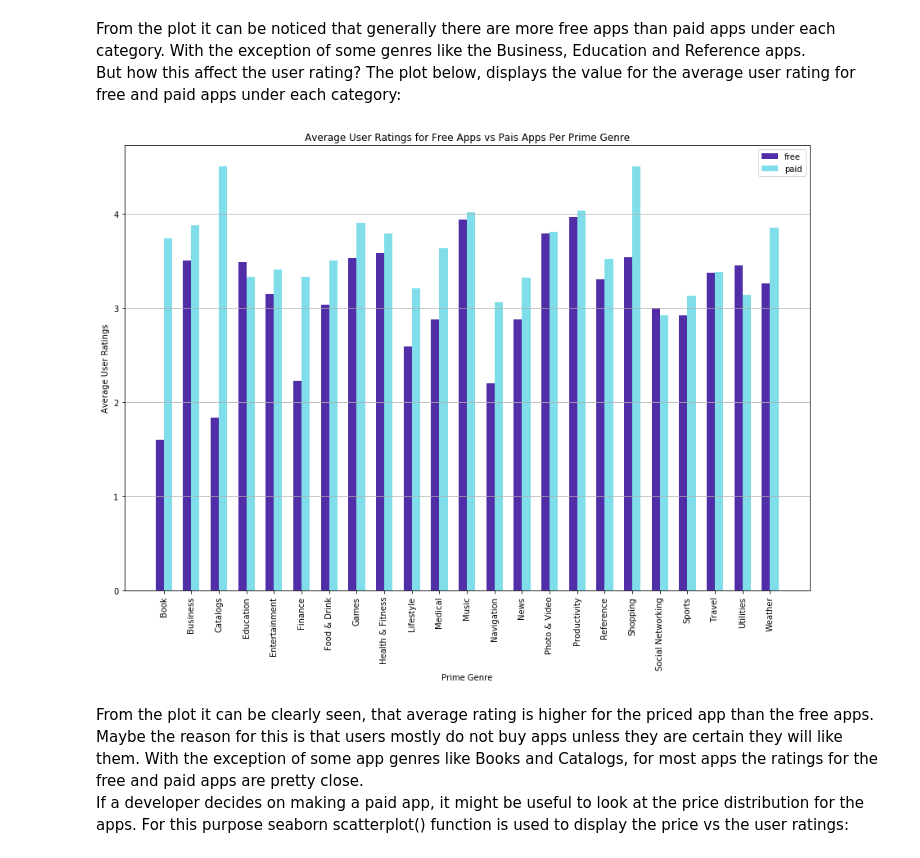
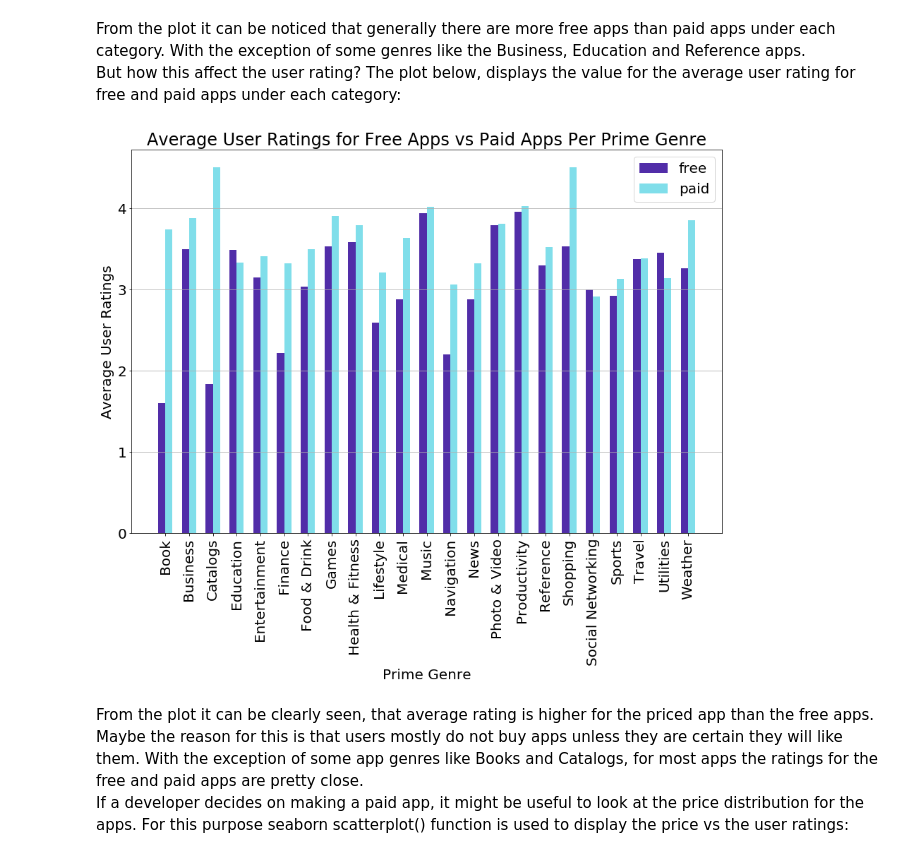
Before and after one commit to laraquadan/apple-appstore-analysis, a Jupyter notebook: App Store Application Data Analysis and Modeling.ipynb, the cells around one changed output. Cells and saved outputs as stored; diff of their text form; code cells hidden in the pictures.

```diff
--- a/App Store Application Data Analysis and Modeling.ipynb
+++ b/App Store Application Data Analysis and Modeling.ipynb
@@ -11,6 +11,7 @@ from sklearn.metrics import r2_score, mean_squared_error
 import seaborn as sns
 %matplotlib inline
 plt.style.use('seaborn-deep')
+plt.rcParams["font.size"] = "20"
 df = pd.read_csv('./AppleStore.csv')
 df.head(6)
 # %% [output]
@@ -225,27 +225,27 @@ But how this affect the user rating? The plot below, displays the value for the
 # %%
 df_rating = df.copy()
 #add a paid column which display 'paid' when add is priced and 'free' when price = 0
 df_rating['paid'] = df['price'].apply(lambda x: 'paid' if x>0 else 'free')
 #create a dataframe containg the app genre, paid column and the average user rating for each
 df_rating = df_price.groupby(['prime_genre','paid']).mean()[['user_rating']]
 df_rating = df_rating['user_rating']
 df_rating = df_rating.unstack(1)
 df_rating = df_rating.reset_index()
 
 plt.figure(figsize=[15,10])
 ax = plt.subplot()
 x = np.arange(23)
 plt_free = plt.bar(x,df_rating['free'],width=0.3,color='#512da8')
 plt_paid = plt.bar(x+.3,df_rating['paid'],width=0.3,color='#80deea')
 plt.legend((plt_free,plt_paid),('free','paid'))
 plt.xticks(x+0.15,df_rating['prime_genre'],rotation=90)
 plt.grid(b=True,axis='y')
 plt.xlabel('Prime Genre')
 plt.ylabel('Average User Ratings')
-plt.title('Average User Ratings for Free Apps vs Pais Apps Per Prime Genre')
+plt.title('Average User Ratings for Free Apps vs Paid Apps Per Prime Genre')
 plt.show()
 # %% [output]
-[figure, old version]
+[figure, new version]
 # %% [markdown]
 From the plot it can be clearly seen, that average rating is higher for the priced app than the free apps. Maybe the reason for this is that users mostly do not buy apps unless they are certain they will like them. With the exception of some app genres like Books and Catalogs, for most apps the ratings for the free and paid apps are pretty close. <br>
 If a developer decides on making a paid app, it might be useful to look at the price distribution for the apps. For this purpose seaborn scatterplot() function is used to display the price vs the user ratings:
```
Also changed, not shown: parts of 9 cells of this notebook.
